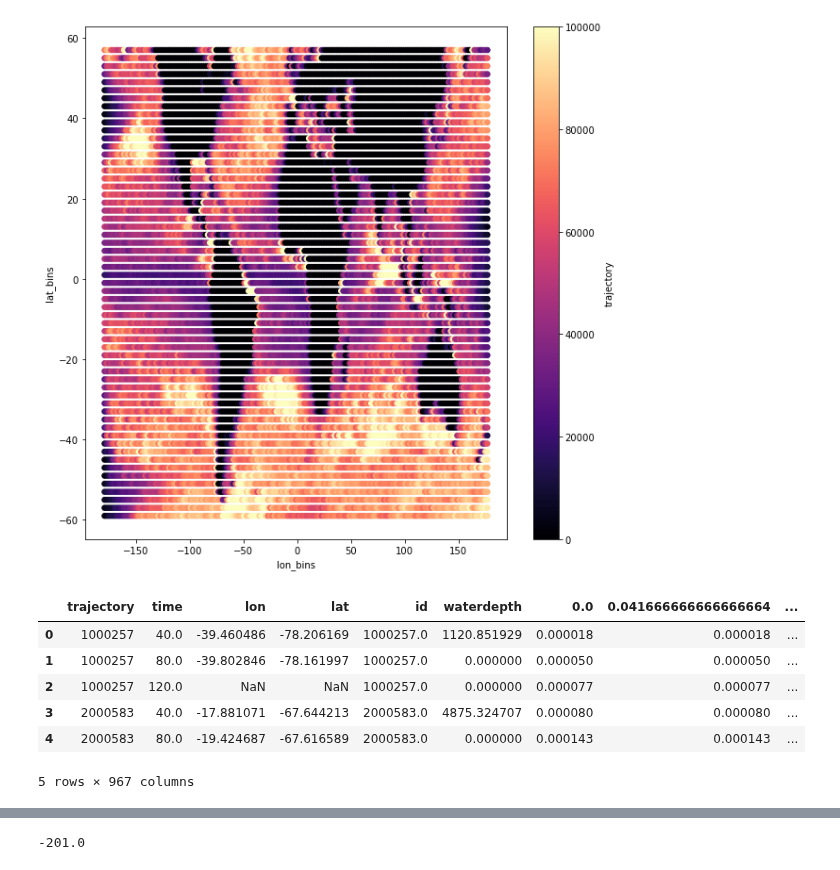
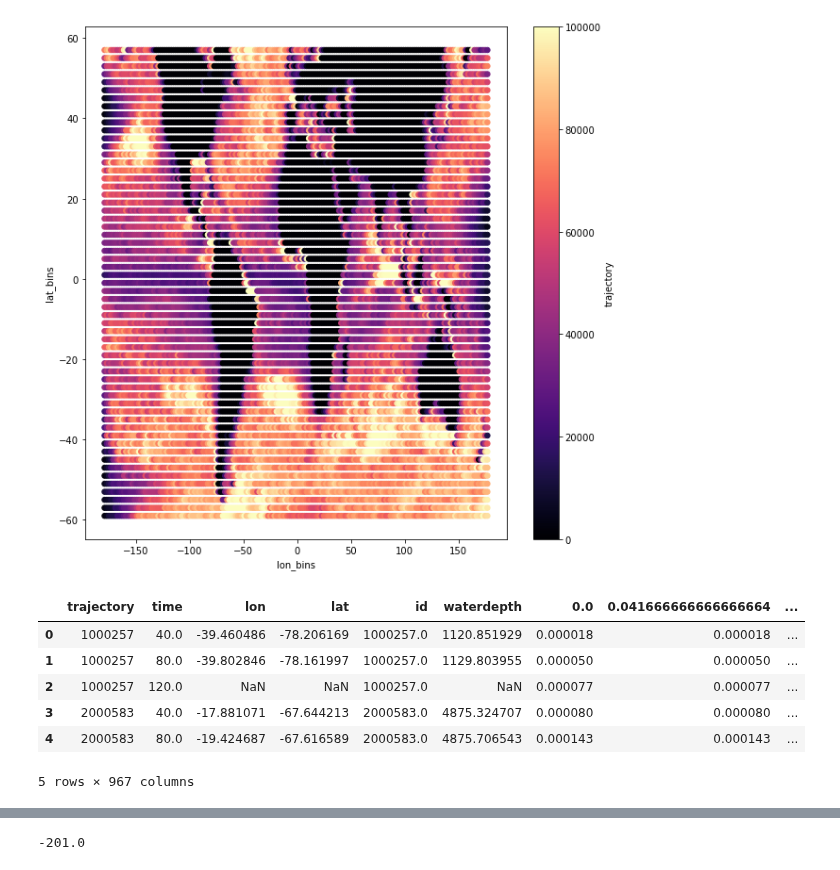
Before and after one commit to zcasparco/equinox_phd, a Jupyter notebook: llc4320/autocovariance_binned.ipynb, the cells around one changed output, grey strips where cells are left out. Saved outputs shown, nothing was run; the diff lists cells and outputs as text; code cells hidden in the pictures.

```diff
--- a/llc4320/autocovariance_binned.ipynb
+++ b/llc4320/autocovariance_binned.ipynb
@@ -102,25 +102,25 @@ num.plot.scatter(x='lon_bins',y='lat_bins',c='trajectory',s=30,cmap='magma',ax=a
 # %%
 # Load Lagrangian data
 root_dir = '/home/datawork-lops-osi/equinox/mit4320/parcels/'
 run_name = 'global_T365j_dt1j_dij50'
 
 #run_name_old = 'global_extra_T365j_dt1j_dij50'
-parcels_index = ['autocov_demodulation_rr_flag','autocov_demodulation_ri_flag'] #,'autocov_demodulation_ri'
+parcels_index = ['autocov_demodulation_rr_flag10','autocov_demodulation_ri_flag10'] #,'autocov_demodulation_ri'
 name = ['rr','ri']
 df = {}
 for i,parcels_id in enumerate(parcels_index):
 # choose to select time indexed data for now
     p = pa.parcels_output(root_dir+run_name, parquets=[parcels_id])
 #    name = parcels_id[-2:]
     df[name[i]] = p[parcels_id]
 df['rr'].head()
 # %% [output]
 |  | trajectory | time | lon | lat | id | waterdepth | 0.0 | 0.041666666666666664 | ... |
 | 0 | 1000257 | 40.0 | -39.460486 | -78.206169 | 1000257.0 | 1120.851929 | 0.000018 | 0.000018 | ... |
-| 1 | 1000257 | 80.0 | -39.802846 | -78.161997 | 1000257.0 | 0.000000 | 0.000050 | 0.000050 | ... |
-| 2 | 1000257 | 120.0 | NaN | NaN | 1000257.0 | 0.000000 | 0.000077 | 0.000077 | ... |
+| 1 | 1000257 | 80.0 | -39.802846 | -78.161997 | 1000257.0 | 1129.803955 | 0.000050 | 0.000050 | ... |
+| 2 | 1000257 | 120.0 | NaN | NaN | 1000257.0 | NaN | 0.000077 | 0.000077 | ... |
 | 3 | 2000583 | 40.0 | -17.881071 | -67.644213 | 2000583.0 | 4875.324707 | 0.000080 | 0.000080 | ... |
-| 4 | 2000583 | 80.0 | -19.424687 | -67.616589 | 2000583.0 | 0.000000 | 0.000143 | 0.000143 | ... |
+| 4 | 2000583 | 80.0 | -19.424687 | -67.616589 | 2000583.0 | 4875.706543 | 0.000143 | 0.000143 | ... |
 5 rows × 967 columns
 # %%
 for k in df.keys():
```
Also changed, not shown: parts of 14 cells of this notebook, 3 other files.
